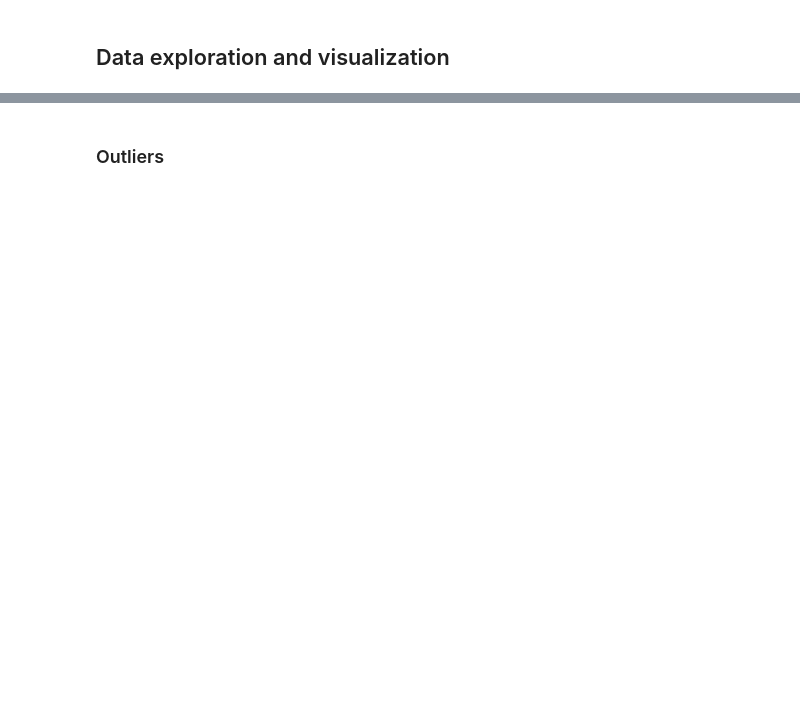
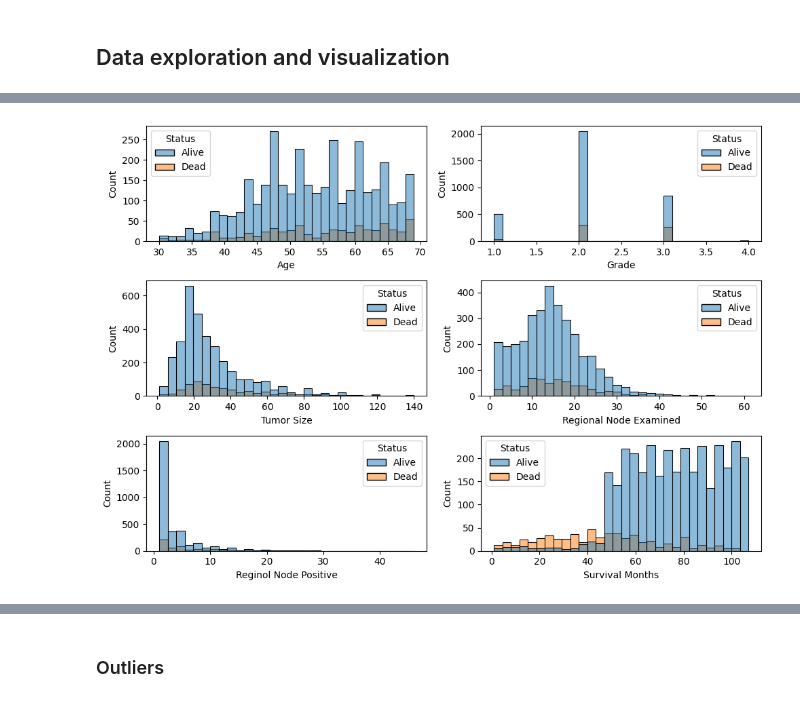
Before and after one commit to norhther/ML-project, a Jupyter notebook: main.ipynb, the cells around one changed output, grey strips where cells are left out. Saved outputs shown, nothing was run; the diff lists cells and outputs as text; code cells hidden in the pictures; blank space fills up the shorter version.

```diff
--- a/main.ipynb
+++ b/main.ipynb
@@ -103,8 +62,0 @@ ValueError: could not convert string to float: 'White'
-# %%
-for column in df.columns:
-    if df[column].dtype == 'object':
-        print("\n" + column)
-        print(df[column].value_counts())
-        plt.figure(figsize=(10,5))
-        sns.countplot(x=column, data=df)
-        plt.show()
@@ -204,9 +62,0 @@ Cross-Tabulation
-# %%
-# Store the names of all numerical columns in the DataFrame
-numerical_cols = df.select_dtypes(include=[np.number]).columns
-
-# Scatter plots for relationship between numerical variables and survival
-for col in numerical_cols:
-    sns.scatterplot(data=df, x=col, y="Survival Months", hue="Status")
-    plt.title(f"Survival Months vs {col}")
-    plt.show()
@@ -219,0 +63,33 @@ for col in numerical_cols:
+# %%
+import math
+
+# Get the list of numerical columns
+num_columns = df.select_dtypes(include=['float64', 'int64']).columns
+
+# Determine the number of rows and columns for your subplot grid
+n = len(num_columns)
+ncols = 2  # Number of columns in your subplot grid
+nrows = math.ceil(n / ncols)  # Number of rows in your subplot grid
+
+# Create the subplots
+fig, axs = plt.subplots(nrows=nrows, ncols=ncols, figsize=(10, 7))
+
+# To ensure that axs is always a 2D array
+if nrows == 1:
+    axs = axs.reshape(1, -1)
+
+# Plot data
+for idx, column in enumerate(num_columns):
+    row = idx // ncols
+    col = idx % ncols
+    sns.histplot(x=column, hue='Status', data=df, bins=30, ax=axs[row, col])
+
+# Remove empty subplots
+if n % ncols != 0:
+    for idx in range(n, nrows*ncols):
+        fig.delaxes(axs.flatten()[idx])
+
+plt.tight_layout()
+plt.show()
+# %% [output]
+[figure, added]
```
Also changed, not shown: parts of 17 cells of this notebook.
